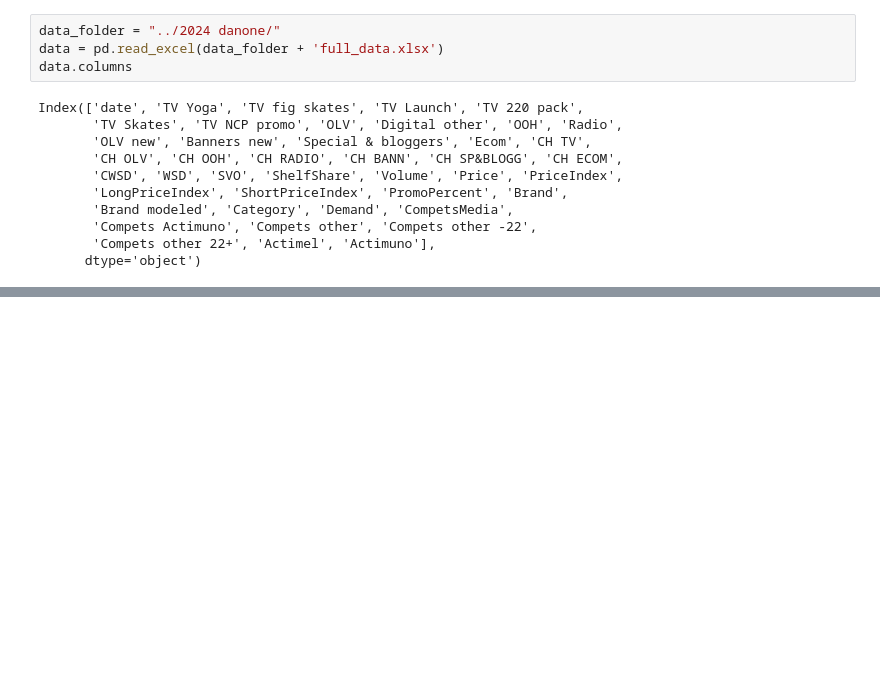
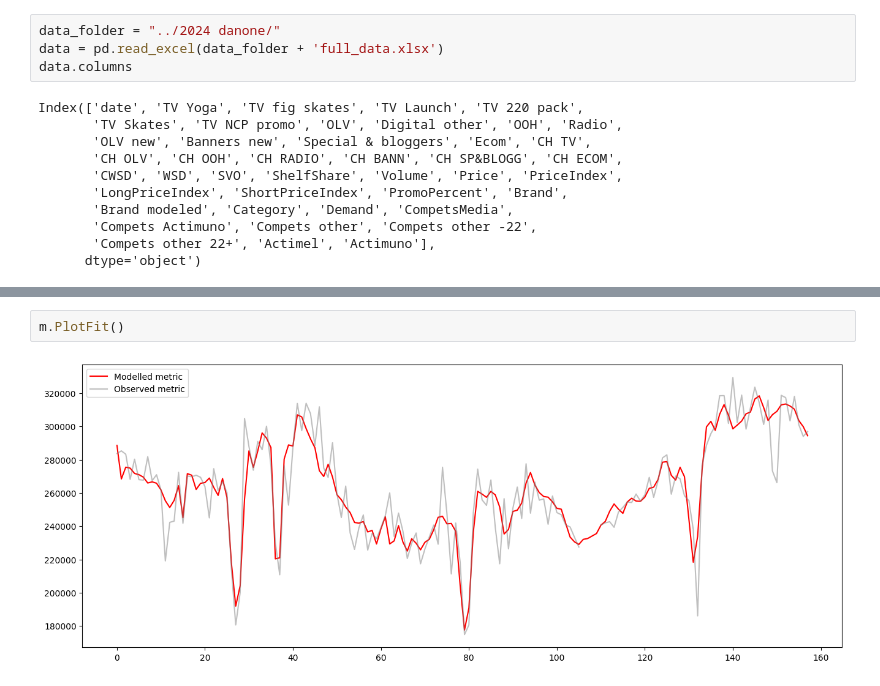
Before and after one commit to woskxmcnvb/MarketingMixModelling, a Jupyter notebook: new_spec.ipynb, the cells around one changed output, grey strips where cells are left out. Cells and saved outputs as stored; diff of their text form; blank space fills up the shorter version.

```diff
--- a/new_spec.ipynb
+++ b/new_spec.ipynb
@@ -117,0 +184,4 @@ m.PlotInputs()
+# %%
+m.PlotFit()
+# %% [output]
+[figure, added]
```
Also changed, not shown: parts of 15 cells of this notebook, 3 other files.
